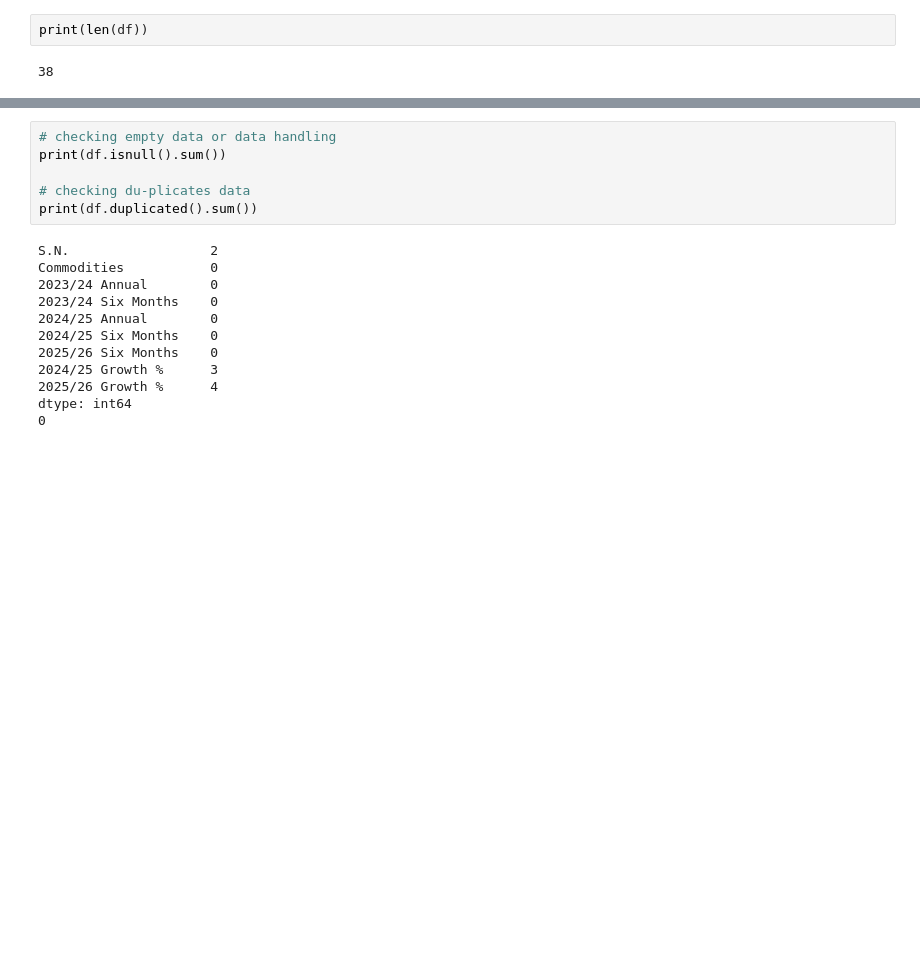
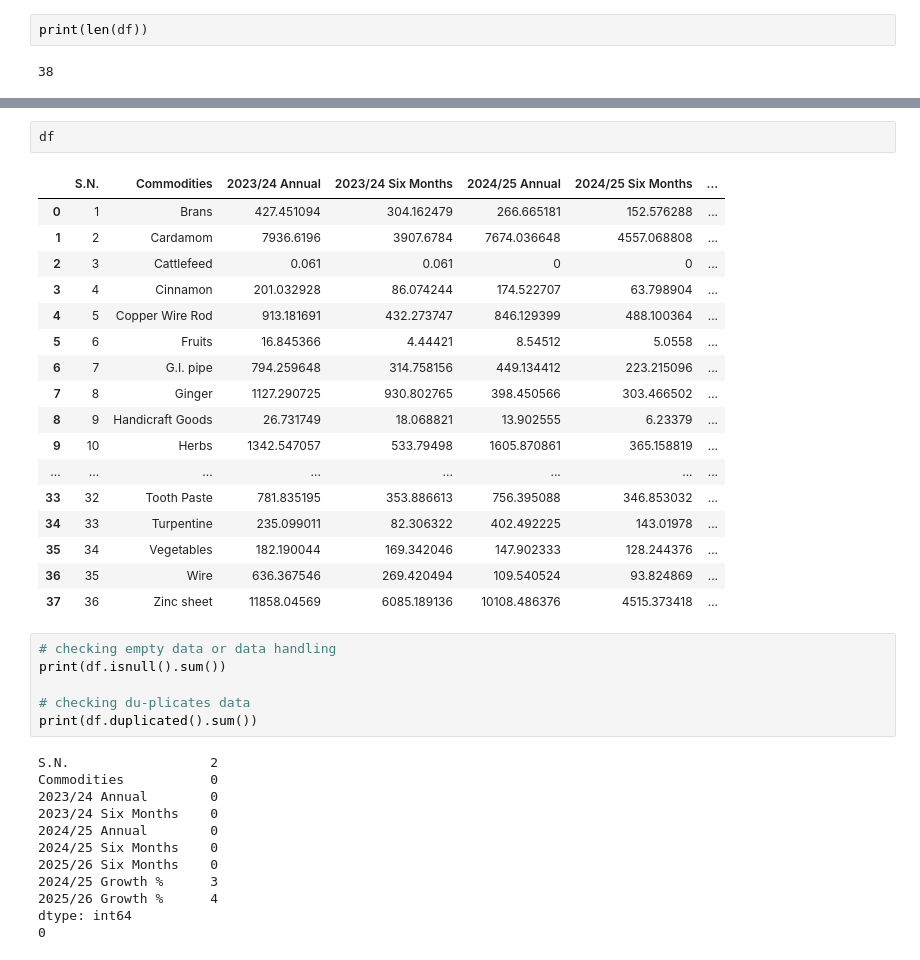
Before and after one commit to mesuvein23/SocrateAI, a Jupyter notebook: project_economics.ipynb, the cells around one changed output, grey strips where cells are left out. Drawn from its saved outputs; the diff is of its cells as text; blank space fills up the shorter version.

```diff
--- a/project_economics.ipynb
+++ b/project_economics.ipynb
@@ -111,3 +197,23 @@ df.describe()
+# %%
+df
+# %% [output]
+|  | S.N. | Commodities | 2023/24 Annual | 2023/24 Six Months | 2024/25 Annual | 2024/25 Six Months | ... |
+| 0 | 1 | Brans | 427.451094 | 304.162479 | 266.665181 | 152.576288 | ... |
+| 1 | 2 | Cardamom | 7936.6196 | 3907.6784 | 7674.036648 | 4557.068808 | ... |
+| 2 | 3 | Cattlefeed | 0.061 | 0.061 | 0 | 0 | ... |
+| 3 | 4 | Cinnamon | 201.032928 | 86.074244 | 174.522707 | 63.798904 | ... |
+| 4 | 5 | Copper Wire Rod | 913.181691 | 432.273747 | 846.129399 | 488.100364 | ... |
+| 5 | 6 | Fruits | 16.845366 | 4.44421 | 8.54512 | 5.0558 | ... |
+| 6 | 7 | G.I. pipe | 794.259648 | 314.758156 | 449.134412 | 223.215096 | ... |
+| 7 | 8 | Ginger | 1127.290725 | 930.802765 | 398.450566 | 303.466502 | ... |
+| 8 | 9 | Handicraft Goods | 26.731749 | 18.068821 | 13.902555 | 6.23379 | ... |
+| 9 | 10 | Herbs | 1342.547057 | 533.79498 | 1605.870861 | 365.158819 | ... |
+| ... | ... | ... | ... | ... | ... | ... | ... |
+| 33 | 32 | Tooth Paste | 781.835195 | 353.886613 | 756.395088 | 346.853032 | ... |
+| 34 | 33 | Turpentine | 235.099011 | 82.306322 | 402.492225 | 143.01978 | ... |
+| 35 | 34 | Vegetables | 182.190044 | 169.342046 | 147.902333 | 128.244376 | ... |
+| 36 | 35 | Wire | 636.367546 | 269.420494 | 109.540524 | 93.824869 | ... |
+| 37 | 36 | Zinc sheet | 11858.04569 | 6085.189136 | 10108.486376 | 4515.373418 | ... |
 # %%
 # checking empty data or data handling
 print(df.isnull().sum())
```
Also changed, not shown: parts of 17 cells of this notebook.
